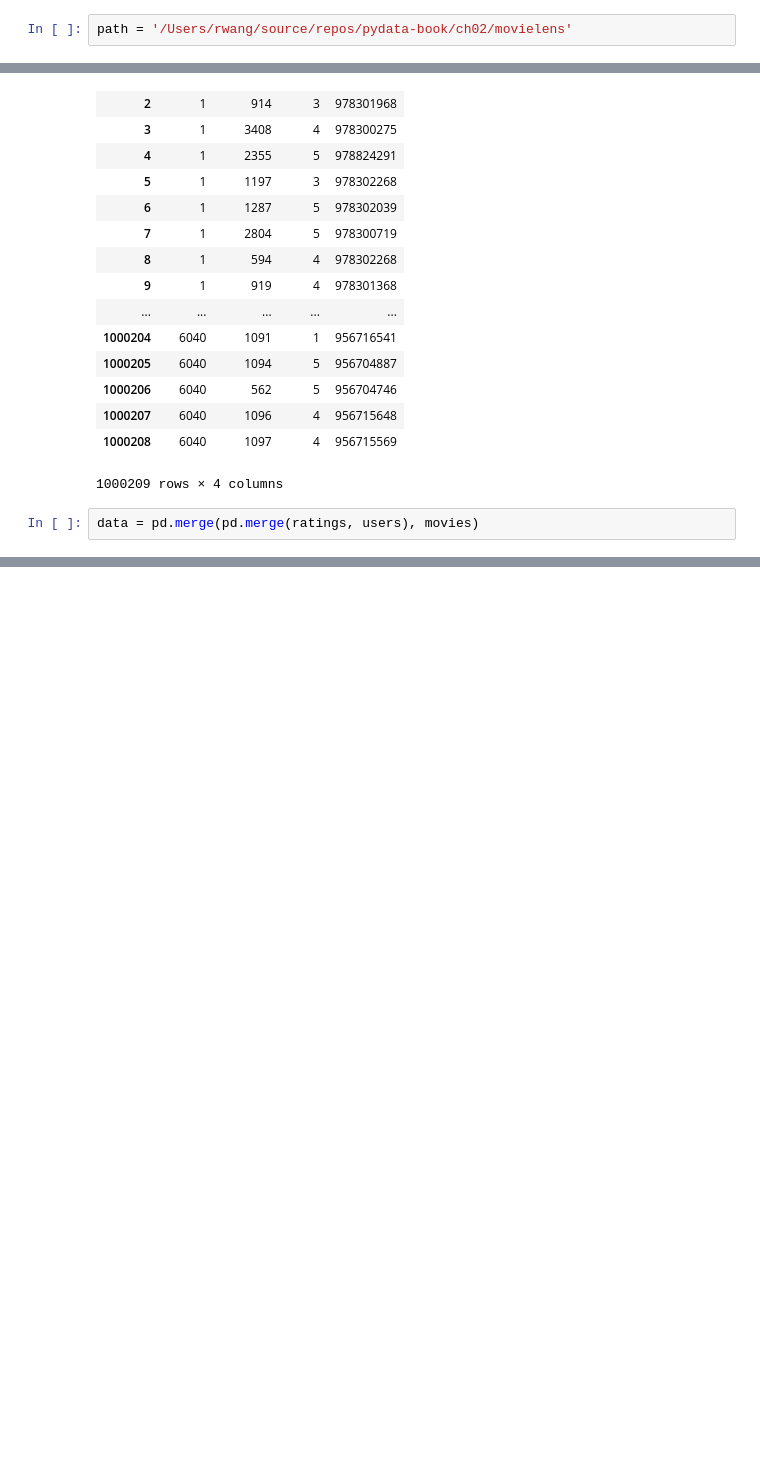
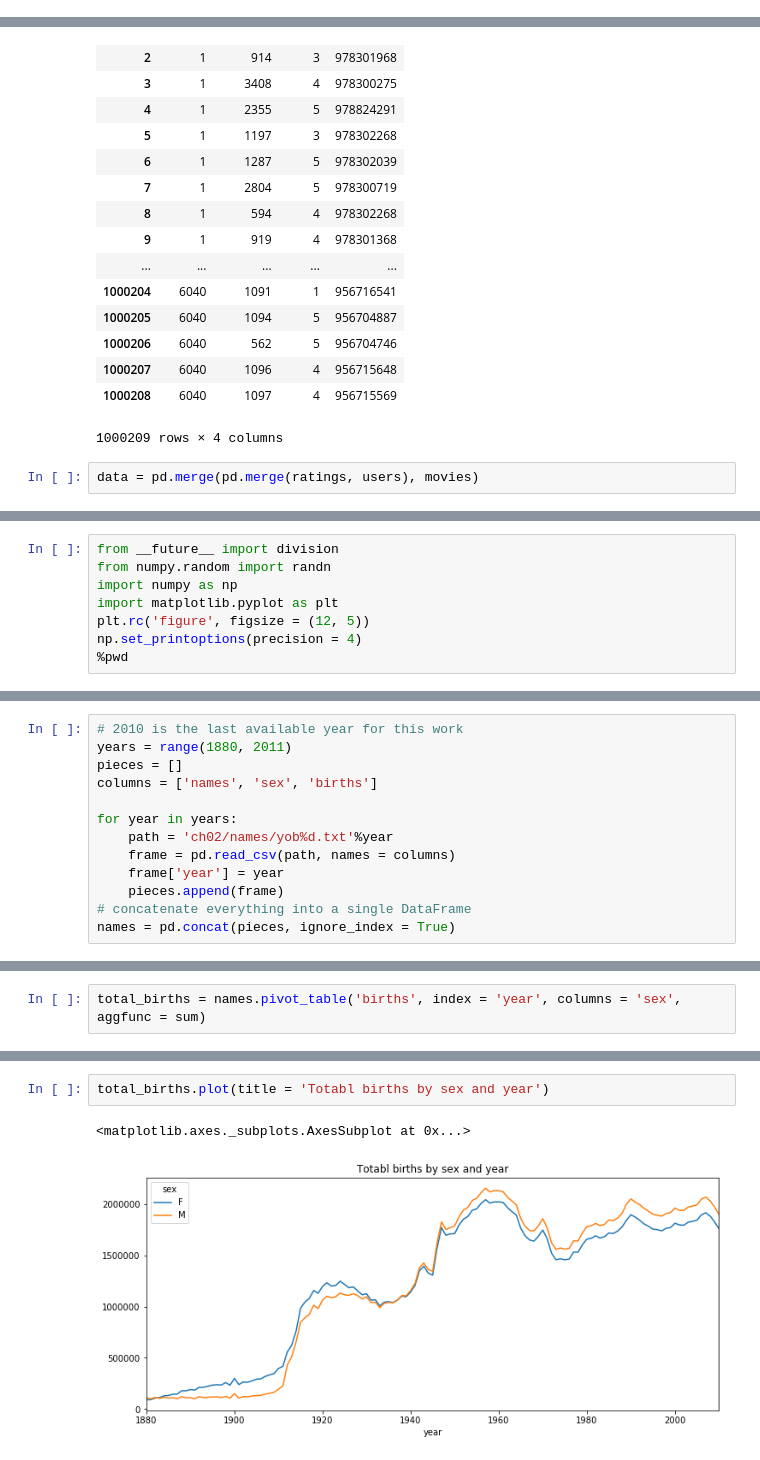
Before and after one commit to BigDataLearnin/python-for-data-analysis, a Jupyter notebook: Rui_chapter2.ipynb, the cells around one changed output, grey strips where cells are left out. Saved outputs shown, nothing was run; the diff lists cells and outputs as text; blank space fills up the shorter version.

```diff
--- a/Rui_chapter2.ipynb
+++ b/Rui_chapter2.ipynb
@@ -287,8 +287,6 @@ normed_subset.plot(kind = 'barh', stacked = True)
 [figure]
 # %% [markdown]
 ## MovieLens 1M data set
-# %%
-path = '/Users/rwang/source/repos/pydata-book/ch02/movielens'
 # %%
 import pandas as pd
 import os
@@ -390,0 +534,8 @@ NameError: name 'pivot_table' is not defined
+# %%
+from __future__ import division
+from numpy.random import randn
+import numpy as np
+import matplotlib.pyplot as plt
+plt.rc('figure', figsize = (12, 5))
+np.set_printoptions(precision = 4)
+%pwd
@@ -390,0 +578,13 @@ NameError: name 'pivot_table' is not defined
+# %%
+# 2010 is the last available year for this work
+years = range(1880, 2011)
+pieces = []
+columns = ['names', 'sex', 'births']
+
+for year in years:
+    path = 'ch02/names/yob%d.txt'%year
+    frame = pd.read_csv(path, names = columns)
+    frame['year'] = year
+    pieces.append(frame)
+# concatenate everything into a single DataFrame
+names = pd.concat(pieces, ignore_index = True)
@@ -390,0 +612,2 @@ NameError: name 'pivot_table' is not defined
+# %%
+total_births = names.pivot_table('births', index = 'year', columns = 'sex', aggfunc = sum)
@@ -390,0 +624,5 @@ NameError: name 'pivot_table' is not defined
+# %%
+total_births.plot(title = 'Totabl births by sex and year')
+# %% [output]
+<matplotlib.axes._subplots.AxesSubplot at 0x...>
+[figure, added]
```
Also changed, not shown: parts of 51 cells of this notebook, 1 other file.
